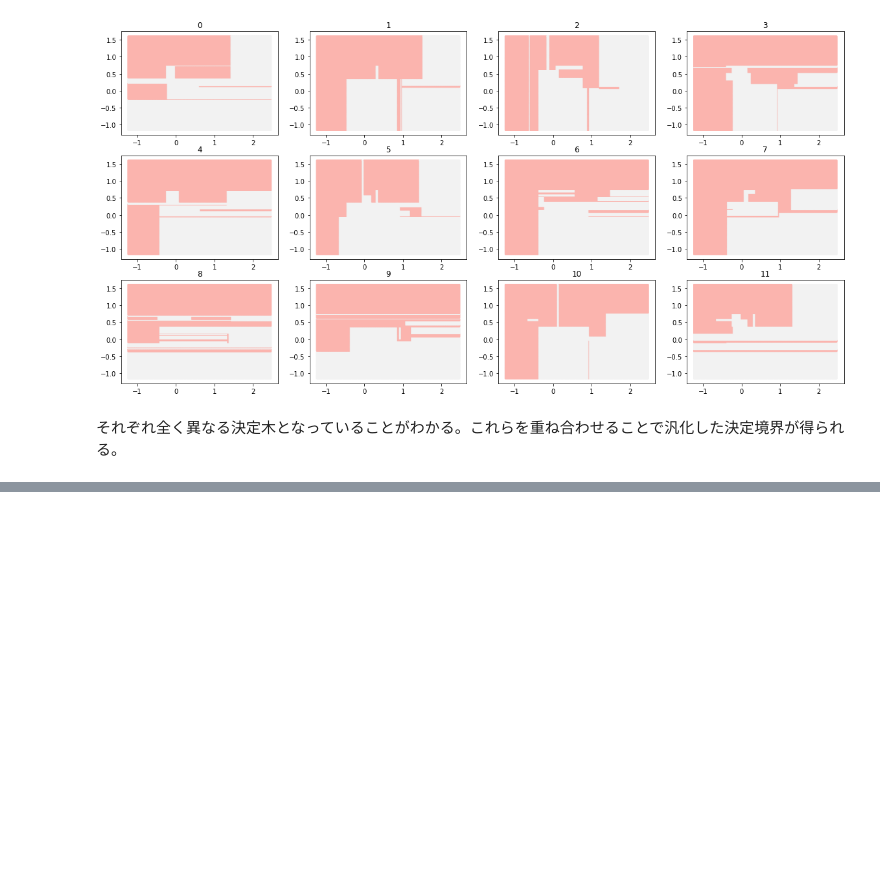
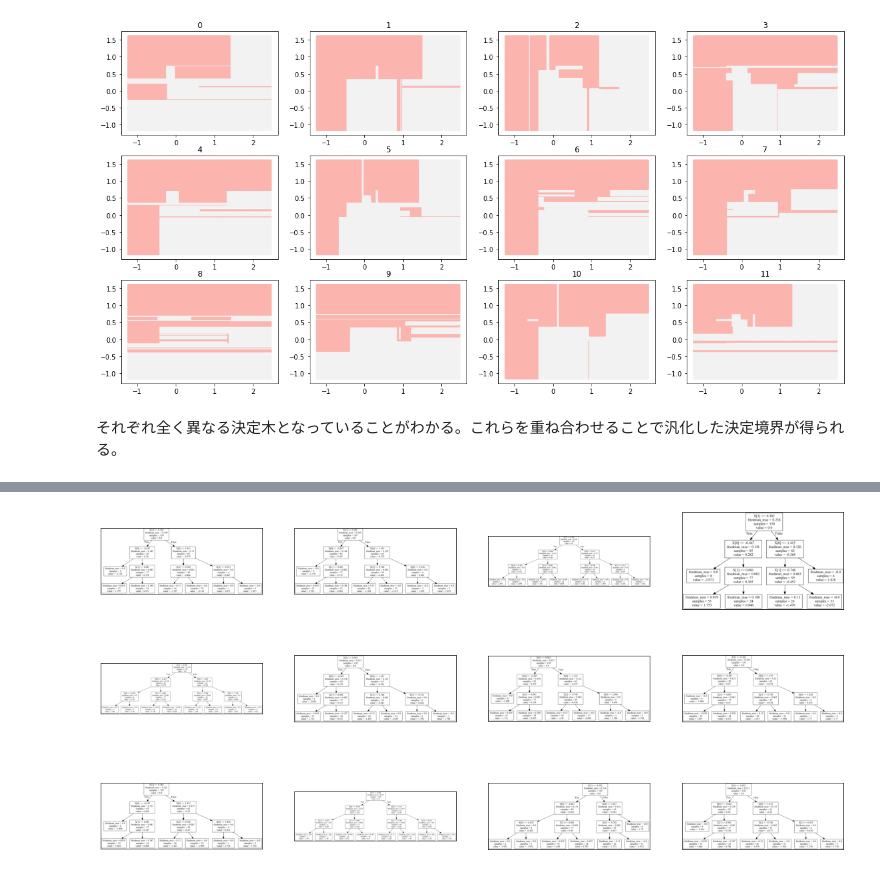
Before and after one commit to HidemotoNakada/j-techno, a Jupyter notebook: parts/2.2.3 決定木とそのバリエーション.ipynb, the cells around one changed output, grey strips where cells are left out. Cells and saved outputs as stored; diff of their text form; code cells hidden in the pictures; blank space fills up the shorter version.

```diff
--- a/parts/2.2.3 決定木とそのバリエーション.ipynb
+++ b/parts/2.2.3 決定木とそのバリエーション.ipynb
@@ -149,0 +213,8 @@ for i in range(12):
+# %%
+mdl = GradientBoostingClassifier(random_state=0, learning_rate=0.01)
+mdl.fit(X_train, y_train)
+_, axes = plt.subplots(3, 4, figsize=(20, 10))
+for i in range(12):
+    plt_tree(mdl.estimators_[i,0], axes[i//4][i % 4])
+# %% [output]
+[figure, added]
```
Also changed, not shown: parts of 15 cells of this notebook, 4 other files.
